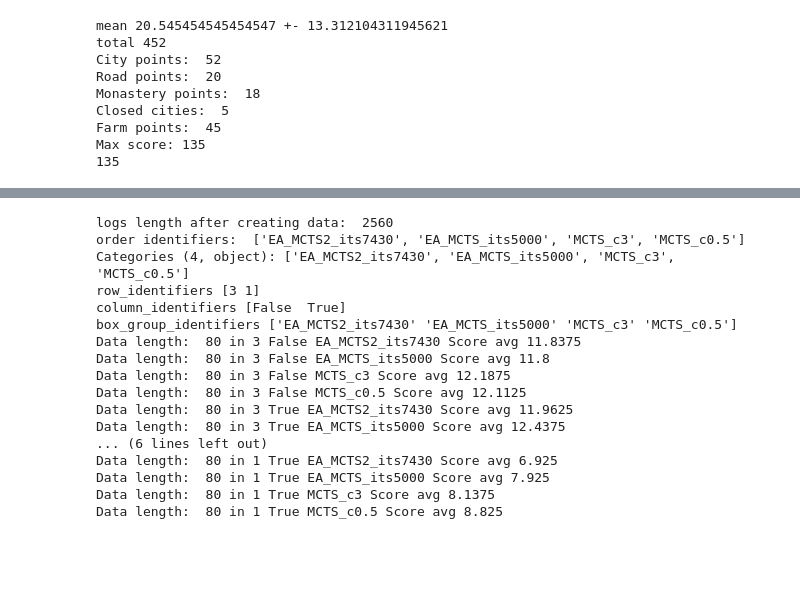
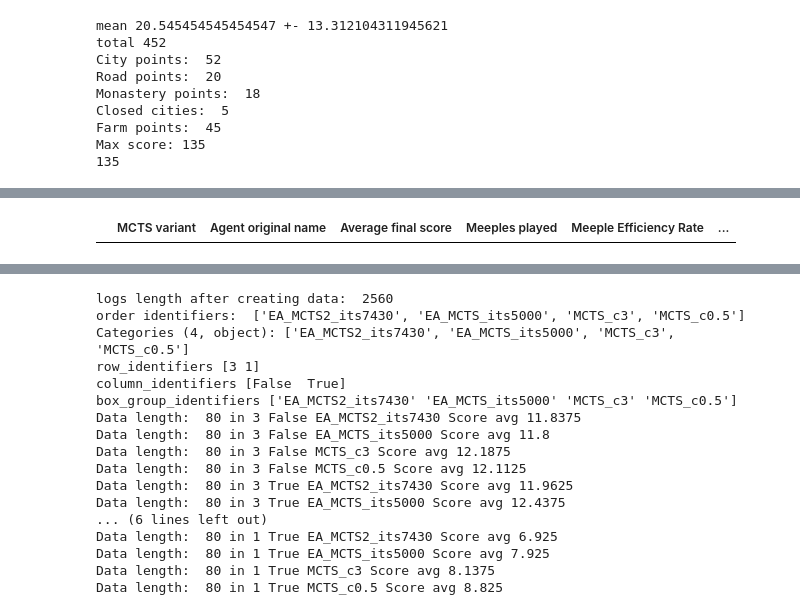
Before and after one commit to 33fred33/MCTS_EA_Tabletop_games, a Jupyter notebook: debugger.ipynb, the cells around one changed output, grey strips where cells are left out. Drawn from its saved outputs; the diff is of its cells as text; code cells hidden in the pictures; blank space fills up the shorter version.

Commit message:
metrics

```diff
--- a/debugger.ipynb
+++ b/debugger.ipynb
@@ -1101,3 +1106,99 @@ for log_name, logs in logs_list.items():
 #save processed data
 for log_name, logs in logs_list.items():
     lm.dump_data(data = logs, file_path = experiment_path, file_name = log_name)
+# %%
+#calculate metrics
+
+#read logs
+logs_by_game = lm.read_csv(os.path.join(experiment_path,"logs_by_game.csv"))
+logs_by_action = lm.read_csv(os.path.join(experiment_path,"logs_by_action.csv"))
+#logs_by_iteration = lm.read_csv(os.path.join(experiment_path,"logs_by_iteration.csv"))
+
+agent_data = {"MCTS variant":[]
+              ,"Agent original name":[]
+              ,"Average final score":[]
+              ,"Meeples played":[]
+              ,"Meeple Efficiency Rate":[] #points scored per meeple played
+              ,"Meeple Utilisation Rate":[] #meeples played / initial meeples
+              ,"Meeple Availability Rate":[] #Turns with meeples
+              ,"Average leaf node depth":[] #average depth of leaf nodes
+              ,"City average score":[]
+              ,"Road average score":[]
+                ,"Farm average score":[]
+                ,"Cloister average score":[]
+                ,"Average turn claiming farms":[]
+                ,"Average turn claiming cities":[]
+                ,"Average turn claiming roads":[]
+                ,"Average turn claiming cloisters":[]
+                ,"Average max reward from first level nodes":[]
+                ,"Average max visits from first level nodes":[]
+                ,"Clarity":[] #Average reward difference between max reward and average reward
+                ,"Stubborness":[] #Average visit difference between max visits and average visits
+                ,"Initial meeples":[]
+                ,"Deterministic":[]
+              }
+initial_meeples_list = logs_by_game["comp_initial_meeples"].unique()
+is_deterministic_list = logs_by_game["comp_set_tile_sequence"].unique()
+for initial_meeples in initial_meeples_list:
+    f_logs_by_game = logs_by_game[logs_by_game["comp_initial_meeples"] == initial_meeples]
+    print(len(f_logs_by_game), "logs by game with initial meeples: ", initial_meeples)
+    f_logs_by_action = logs_by_action[logs_by_action["comp_initial_meeples"] == initial_meeples]
+    print(len(f_logs_by_action), "logs by action with initial meeples: ", initial_meeples)
+    for is_deterministic in is_deterministic_list:
+      fd_logs_by_game = f_logs_by_game[f_logs_by_game["comp_set_tile_sequence"] == is_deterministic]
+      print(len(fd_logs_by_game), "logs by game with initial meeples: ", initial_meeples, " and deterministic: ", is_deterministic)
+      fd_logs_by_action = f_logs_by_action[f_logs_by_action["comp_set_tile_sequence"] == is_deterministic]
+      print(len(fd_logs_by_action), "logs by action with initial meeples: ", initial_meeples, " and deterministic: ", is_deterministic)
+      for agent_name in data_order:
+          agent_data["MCTS variant"].append(name_mappings[agent_name])
+          agent_data["Agent original name"].append(agent_name)
+
+          #filter data
+          fda_logs_by_game = fd_logs_by_game[fd_logs_by_game["comp_player_name"] == agent_name]
+          print(len(fda_logs_by_game), "logs by game with agent name: ", agent_name)
+          fda_logs_by_action = fd_logs_by_action[fd_logs_by_action["player_name"] == agent_name]
+          print(len(fda_logs_by_action), "logs by action with agent name: ", agent_name)
+          game_turns = sorted(fda_logs_by_action["pg_game_turn"].unique()) #statistics ignore the last two turns, asa the tree can fully explored.
+          stats_game_turns = game_turns[:-2]
+          stats_fda_logs_by_action = fda_logs_by_action[fda_logs_by_action["pg_game_turn"].isin(stats_game_turns)]
+          print(len(stats_fda_logs_by_action), "logs by action (for stats) with initial meeples: ", initial_meeples, " and deterministic: ", is_deterministic, " and turns: ", len(stats_game_turns))
+          #agent_logs_by_iteration = logs_by_iteration[logs_by_iteration["Agent"] == agent_name]
+          #assert len(agent_logs_by_iteration) > 0, "Agent name: " + agent_name + "Has no logs by iteration"
+
+          #calculate metrics
+          avg_score = fda_logs_by_game["Score_p1"].mean()
+          played_meeples = fda_logs_by_game["Total_played_meeples_p1"].mean()
+          turns_without_meeples = len(fda_logs_by_action[fda_logs_by_action["Meeples_p1"]>0])
+          played_games = len(fda_logs_by_game["comp_game_number"].unique())
+          turns_per_game = game_turns[-1]
+          agent_max_iterations = fda_logs_by_game["comp_max_iterations"].iloc[0]
+          if agent_name in losing_iterations_agents:
+              agent_max_iterations = agent_max_iterations + fda_logs_by_game["comp_es_lambda"].iloc[0] * fda_logs_by_game["comp_es_fitness_iterations"].iloc[0] * fda_logs_by_game["comp_es_generations"].iloc[0] + fda_logs_by_game["comp_es_fitness_iterations"].iloc[0]
+              #print("Agent: ", agent_name, " has added max iterations: ", agent_max_iterations)
+          agent_data["Average final score"].append(avg_score)
+          agent_data["Meeples played"].append(played_meeples)
+          agent_data["Meeple Efficiency Rate"].append(avg_score / played_meeples)
+          agent_data["Meeple Utilisation Rate"].append(played_meeples / initial_meeples)
+          agent_data["Meeple Availability Rate"].append((turns_without_meeples / len(game_turns))/played_games)
+          agent_data["Average leaf node depth"].append(stats_fda_logs_by_action["avg_leaf_node_depth"].mean())
+          agent_data["City average score"].append(fda_logs_by_game["Total_city_points_p1"].mean())
+          agent_data["Road average score"].append(fda_logs_by_game["Total_road_points_p1"].mean())
+          agent_data["Farm average score"].append(fda_logs_by_game["Total_Farm_points_p1"].mean())
+          agent_data["Cloister average score"].append(fda_logs_by_game["Total_cloister_points_p1"].mean())
+          agent_data["Average turn claiming farms"].append(fda_logs_by_action[fda_logs_by_action["pg_returned_action"].str.contains("Farm")]["pg_game_turn"].mean()/turns_per_game)
+          agent_data["Average turn claiming cities"].append(fda_logs_by_action[fda_logs_by_action["pg_returned_action"].str.contains("City")]["pg_game_turn"].mean()/turns_per_game)
+          agent_data["Average turn claiming roads"].append(fda_logs_by_action[fda_logs_by_action["pg_returned_action"].str.contains("Road")]["pg_game_turn"].mean()/turns_per_game)
+          agent_data["Average turn claiming cloisters"].append(fda_logs_by_action[fda_logs_by_action["pg_returned_action"].str.contains("Monastery")]["pg_game_turn"].mean()/turns_per_game)
+          agent_data["Average max reward from first level nodes"].append(stats_fda_logs_by_action["max_reward"].mean())
+          agent_data["Average max visits from first level nodes"].append(stats_fda_logs_by_action["max_visits"].mean()/agent_max_iterations)
+          agent_data["Clarity"].append(stats_fda_logs_by_action["max_reward"].mean() - stats_fda_logs_by_action["avg_reward"].mean())
+          agent_data["Stubborness"].append((stats_fda_logs_by_action["max_visits"].mean() - (agent_max_iterations / stats_fda_logs_by_action["N_available_actions"].mean()))/agent_max_iterations)
+          agent_data["Initial meeples"].append(initial_meeples)
+          agent_data["Deterministic"].append(is_deterministic)
+
+          #print(agent_data)
+          #raise NotImplementedError("Meeple Availability Rate")
+#save metrics
+metrics_df = pd.DataFrame(agent_data)
+lm.dump_data(data = metrics_df, file_path = experiment_path, file_name = "metrics.csv")
+# %% [output]
@@ -1103,0 +1223 @@ for log_name, logs in logs_list.items():
+|  | MCTS variant | Agent original name | Average final score | Meeples played | Meeple Efficiency Rate | ... |
```
Also changed, not shown: parts of 11 cells of this notebook, 1 other file.
